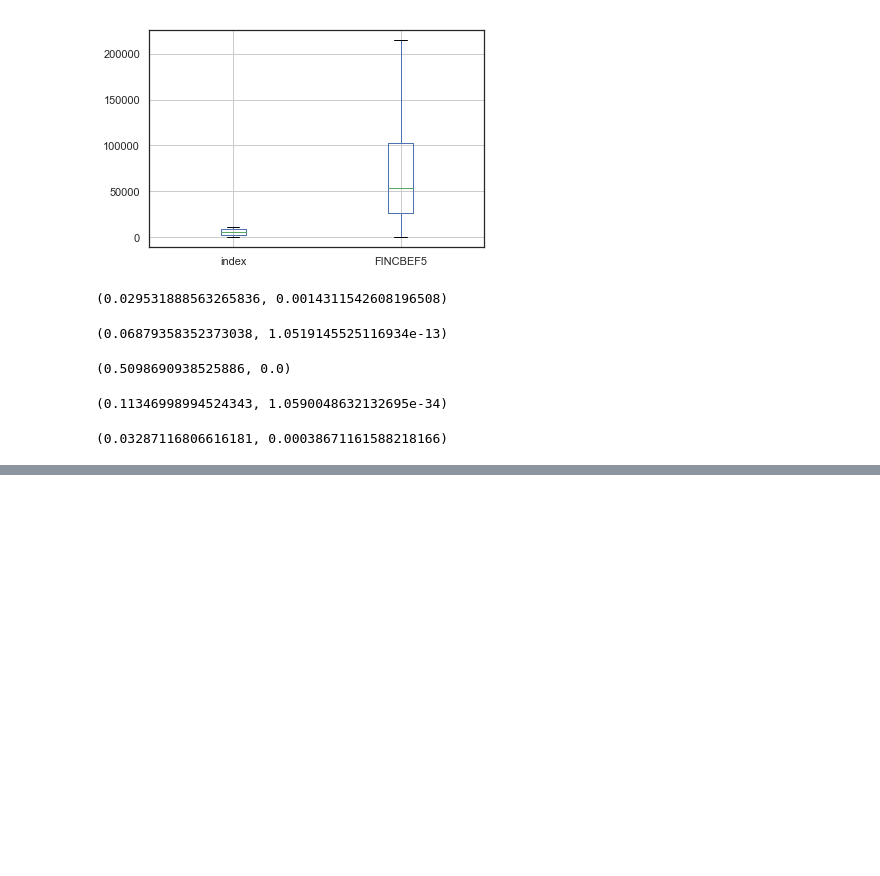
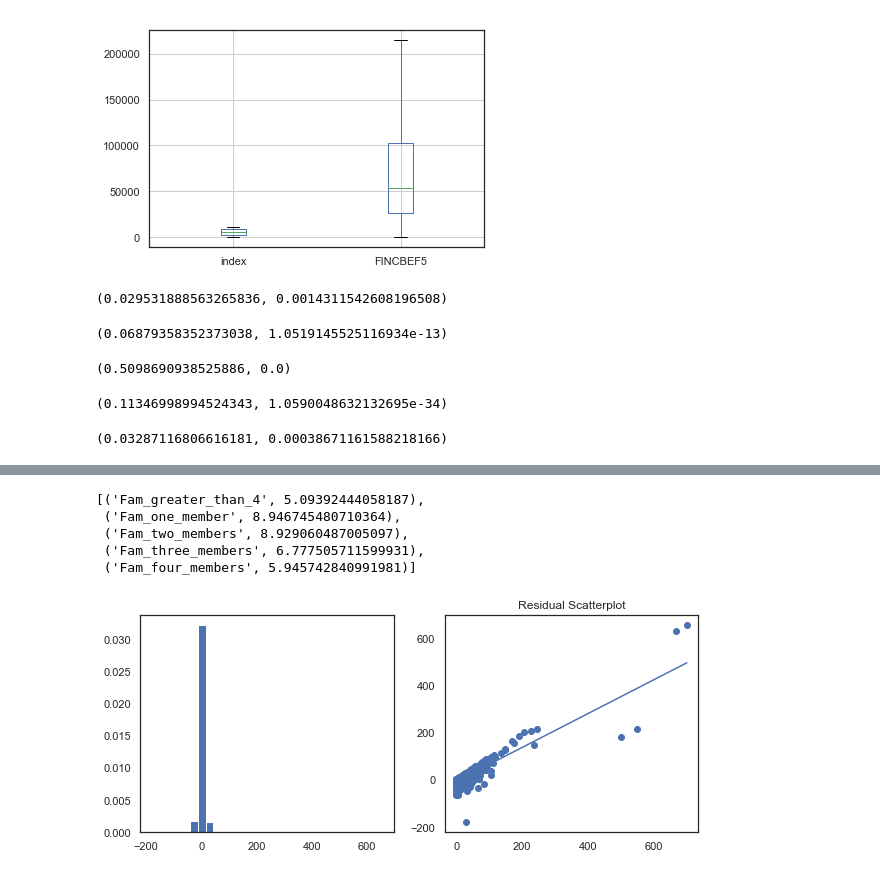
Before and after one commit to Jwdaniel34/Into_the_soyverse, a Jupyter notebook: Expenditure .ipynb, the cells around one changed output, grey strips where cells are left out. Saved outputs shown, nothing was run; the diff lists cells and outputs as text; code cells hidden in the pictures; blank space fills up the shorter version.

```diff
--- a/Expenditure .ipynb
+++ b/Expenditure .ipynb
@@ -373,0 +481,14 @@ scipy.stats.pearsonr(results['SMOKSUPP'], results['meat_per_person'])
+# %%
+fam_map = {'Fam_0': 'Fam_greater_than_4', 'Fam_1': 'Fam_one_member', 'Fam_2': 'Fam_two_members',\
+           'Fam_3': 'Fam_three_members', 'Fam_4': 'Fam_four_members'}
+fam_size_df = fam_size_df.rename(mapper=fam_map, axis=1)
+# %%
+results = results.merge(fam_size_df, left_index=True, right_index=True)
+# %%
+[(fam, results[results[fam] == 1]['meat_per_person'].mean()) for fam in fam_size_df.columns]
+# %% [output]
+[('Fam_greater_than_4', 5.09392444058187),
+ ('Fam_one_member', 8.946745480710364),
+ ('Fam_two_members', 8.929060487005097),
+ ('Fam_three_members', 6.777505711599931),
+ ('Fam_four_members', 5.945742840991981)]
@@ -373,0 +497,21 @@ scipy.stats.pearsonr(results['SMOKSUPP'], results['meat_per_person'])
+# %%
+lr_model = ols(formula='meat_per_person~OCC_farmer+OCC_mechanic+OCC_retail+Some_high_school+Q("Income_80000-840000")+West+Northeast+veggie_per_person+EGGS+OILS+NONALBEV+SMOKSUPP+ALCBEV',data=results).fit()
+# %%
+def checkresiduals(df, target, sm_model):
+    # checking for our model - Homoscedasticity,  Independence of residuals
+    pred_val = sm_model.fittedvalues.copy()
+    true_val = df[target].values.copy()
+    residual = true_val - pred_val
+
+
+    fig, (ax1, ax2) = plt.subplots(1, 2, figsize=(10, 4))
+#     fig, ax = plt.subplots(figsize=(8, 6))
+    ax1.hist(residual, density=True, bins=30)
+    ax2.scatter(df[target],residual)
+    ax2.plot(np.unique(df[target]), np.poly1d(np.polyfit(df[target], residual, 1))(np.unique(df[target])))
+    ax2.set_title('Residual Scatterplot')
+    plt.show()
+# %%
+checkresiduals(results, 'meat_per_person', lr_model)
+# %% [output]
+[figure, added]
```
Also changed, not shown: parts of 74 cells of this notebook, 1 other file.
